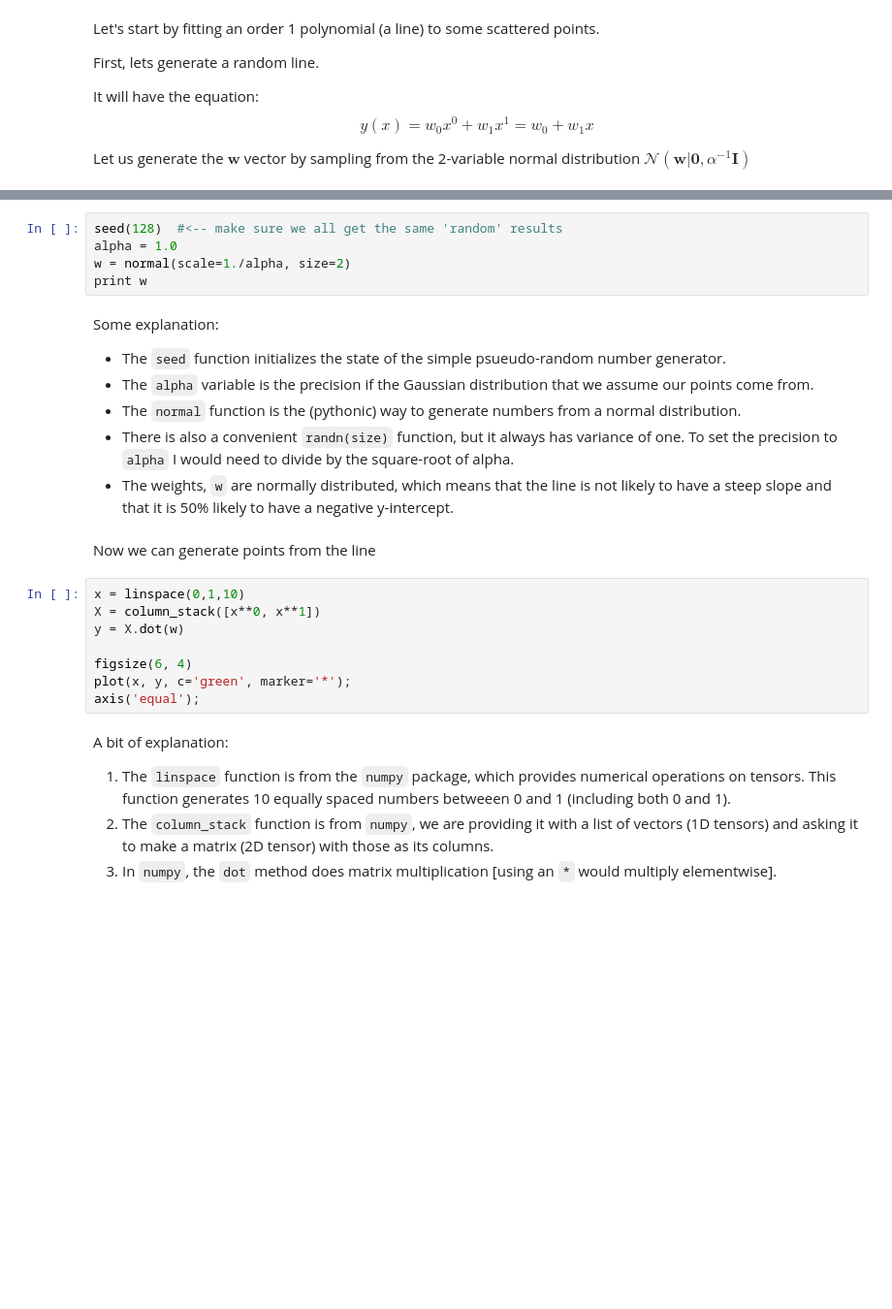
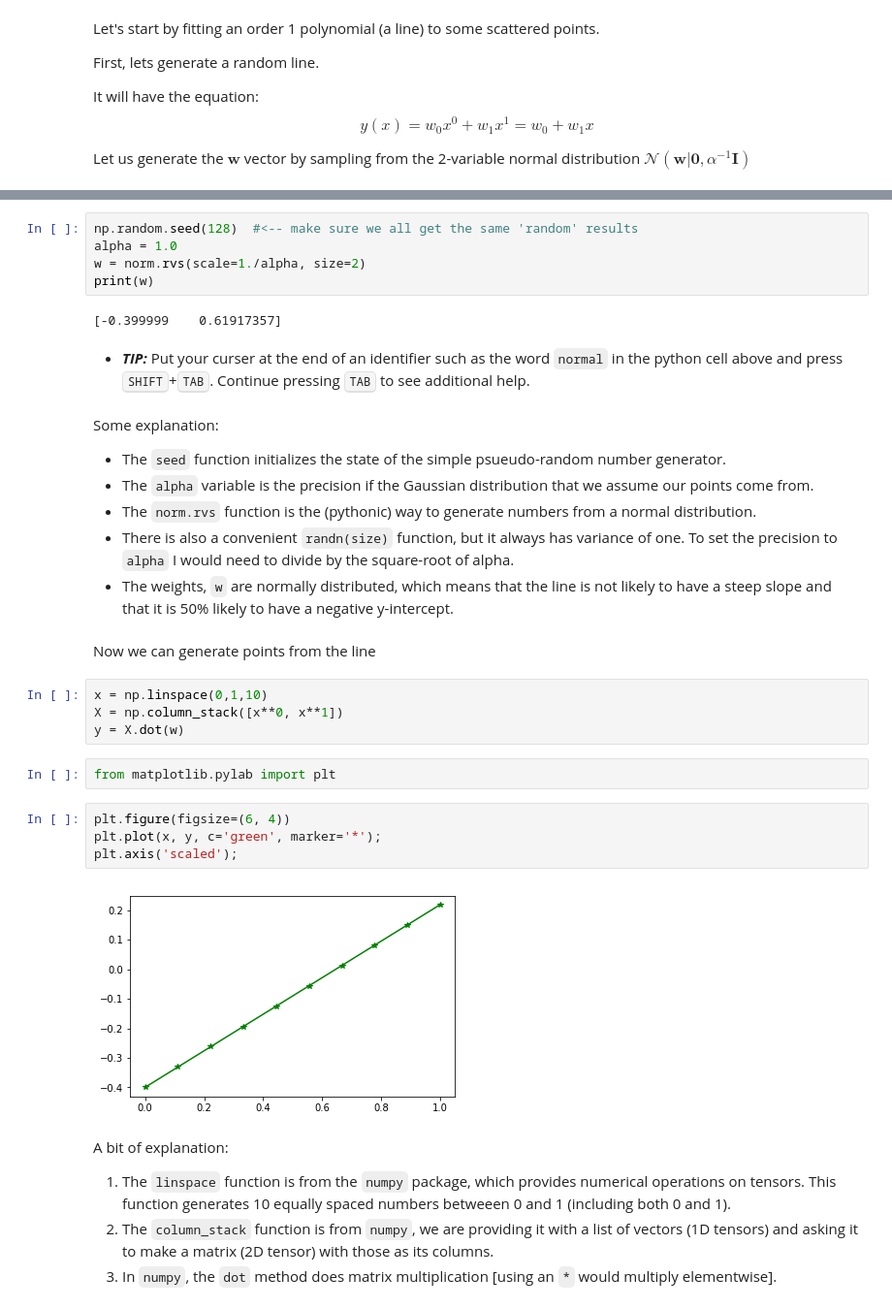
Before and after one commit to MU-CSE627/MU-CSE627, a Jupyter notebook: ch01/Machine Learning Lab 1.ipynb, the cells around one changed output, grey strips where cells are left out. Shown at 97% size. Saved outputs shown, nothing was run; the diff lists cells and outputs as text; blank space fills up the shorter version.

Commit message:
Ported labs to python 3

```diff
--- a/ch01/Machine Learning Lab 1.ipynb
+++ b/ch01/Machine Learning Lab 1.ipynb
@@ -112,25 +108,33 @@ Let us generate the $\mathbf{w}$ vector by sampling from the 2-variable normal d
 # %%
-seed(128)  #<-- make sure we all get the same 'random' results
+np.random.seed(128)  #<-- make sure we all get the same 'random' results
 alpha = 1.0
-w = normal(scale=1./alpha, size=2)
-print w
+w = norm.rvs(scale=1./alpha, size=2)
+print(w)
+# %% [output]
+[-0.399999    0.61917357]
+# %% [markdown]
+* ***TIP:*** Put your curser at the end of an identifier such as the word `normal` in the python cell  above and press <kbd>SHIFT</kbd>+<kbd>TAB</kbd>.  Continue pressing <kbd>TAB</kbd> to see additional help.
 # %% [markdown]
 Some explanation:
 * The `seed` function initializes the state of the simple psueudo-random number generator.
 * The `alpha` variable is the precision if the Gaussian distribution that we assume our points come from.
-* The `normal` function is the (pythonic) way to generate numbers from a normal distribution.
+* The `norm.rvs` function is the (pythonic) way to generate numbers from a normal distribution.
 * There is also a convenient `randn(size)` function, but it always has variance of one. To set the precision to `alpha` I would need to divide by the square-root of alpha.
 * The weights, `w` are normally distributed, which means that the line is not likely to have a steep slope and that it is 50% likely to have a negative y-intercept.
 # %% [markdown]
 Now we can generate points from the line
 # %%
-x = linspace(0,1,10)
-X = column_stack([x**0, x**1])
+x = np.linspace(0,1,10)
+X = np.column_stack([x**0, x**1])
 y = X.dot(w)
-
-figsize(6, 4)
-plot(x, y, c='green', marker='*');
-axis('equal');
+# %%
+from matplotlib.pylab import plt
+# %%
+plt.figure(figsize=(6, 4))
+plt.plot(x, y, c='green', marker='*');
+plt.axis('scaled');
+# %% [output]
+[figure, added]
 # %% [markdown]
 A bit of explanation:
 1. The `linspace` function is from the `numpy` package, which provides numerical operations on tensors. This function generates 10 equally spaced numbers betweeen 0 and 1 (including both 0 and 1).
```
Also changed, not shown: parts of 55 cells of this notebook.
